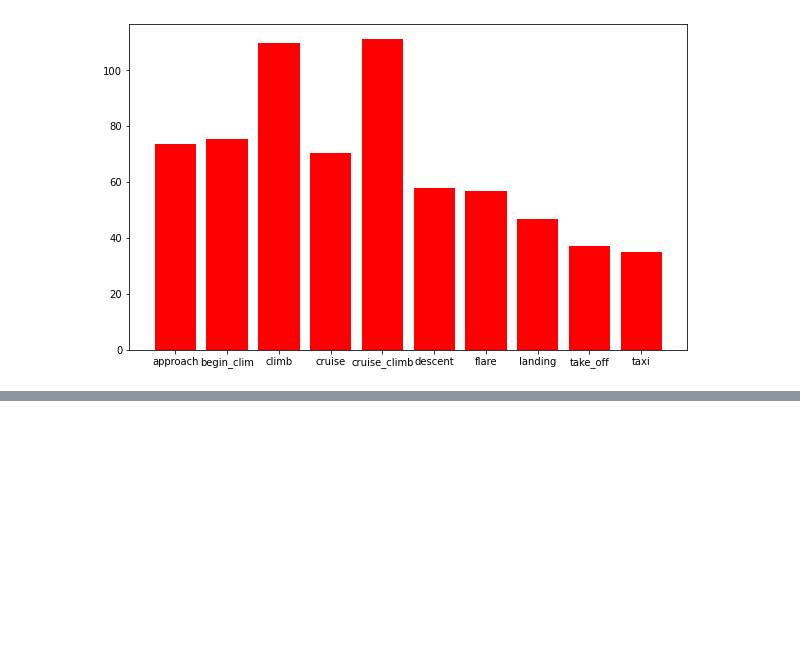
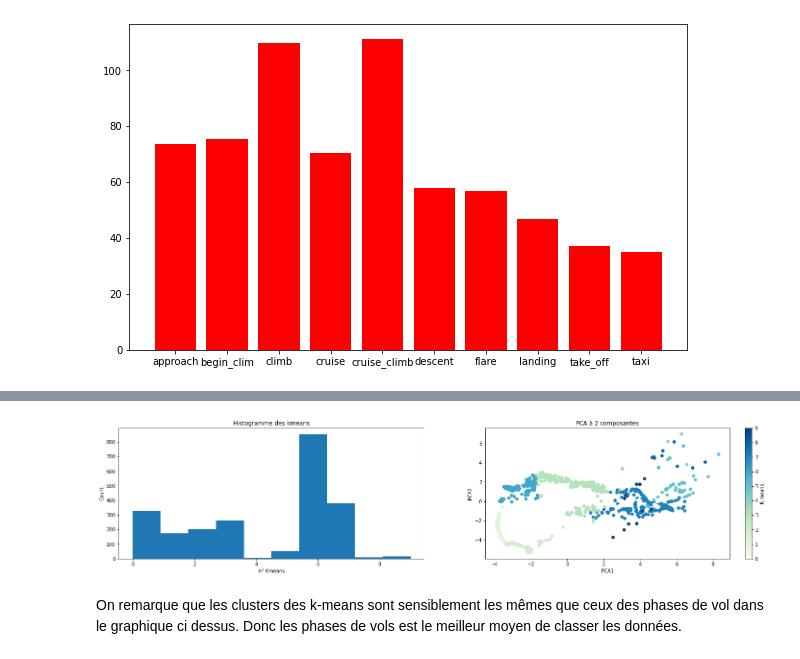
Before and after one commit to Thomasb-ing/TD-Stat-descriptive, a Jupyter notebook: TD2/TD2_BINET.ipynb, the cells around one changed output, grey strips where cells are left out. Cells and saved outputs as stored; diff of their text form; code cells hidden in the pictures; blank space fills up the shorter version.

```diff
--- a/TD2/TD2_BINET.ipynb
+++ b/TD2/TD2_BINET.ipynb
@@ -158,0 +374,26 @@ plt.bar(np.arange(T25_MAX_PHASE_VOL.size), T25_MAX_PHASE_VOL, tick_label=T25_MAX
+# %%
+kmeans = KMeans(n_clusters=10, random_state=0).fit(X_VOL_NORM2)
+# %%
+prediction=kmeans.predict(X_VOL_NORM2)
+# %%
+plt.figure(figsize=(25,5))
+
+plt.subplot(1,2,1)
+plt.hist(prediction)
+plt.title("Histogramme des kmeans")
+plt.ylabel("Count")
+plt.xlabel("n° Kmeans")
+
+plt.subplot(1,2,2)
+plt.scatter(x,y,c=prediction,cmap="GnBu")
+plt.title("PCA à 2 composantes")
+plt.xlabel("PCA1")
+plt.ylabel("PCA2")
+plt.colorbar(label="K-means")
+
+
+plt.show()
+# %% [output]
+[figure, added]
+# %% [markdown]
+On remarque que les clusters des k-means sont sensiblement les mêmes que ceux des phases de vol dans le graphique ci dessus. Donc les phases de vols est le meilleur moyen de classer les données.
```
Also changed, not shown: parts of 43 cells of this notebook, 1 other file.
